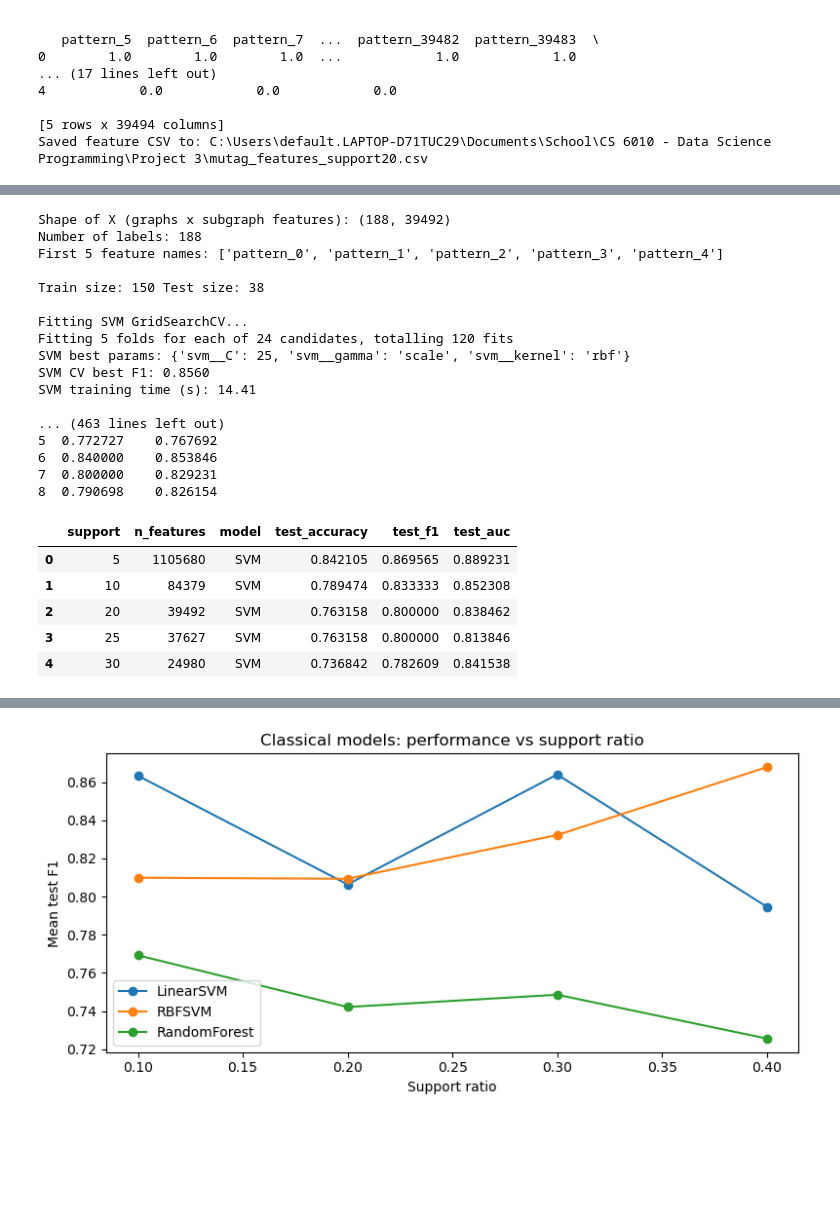
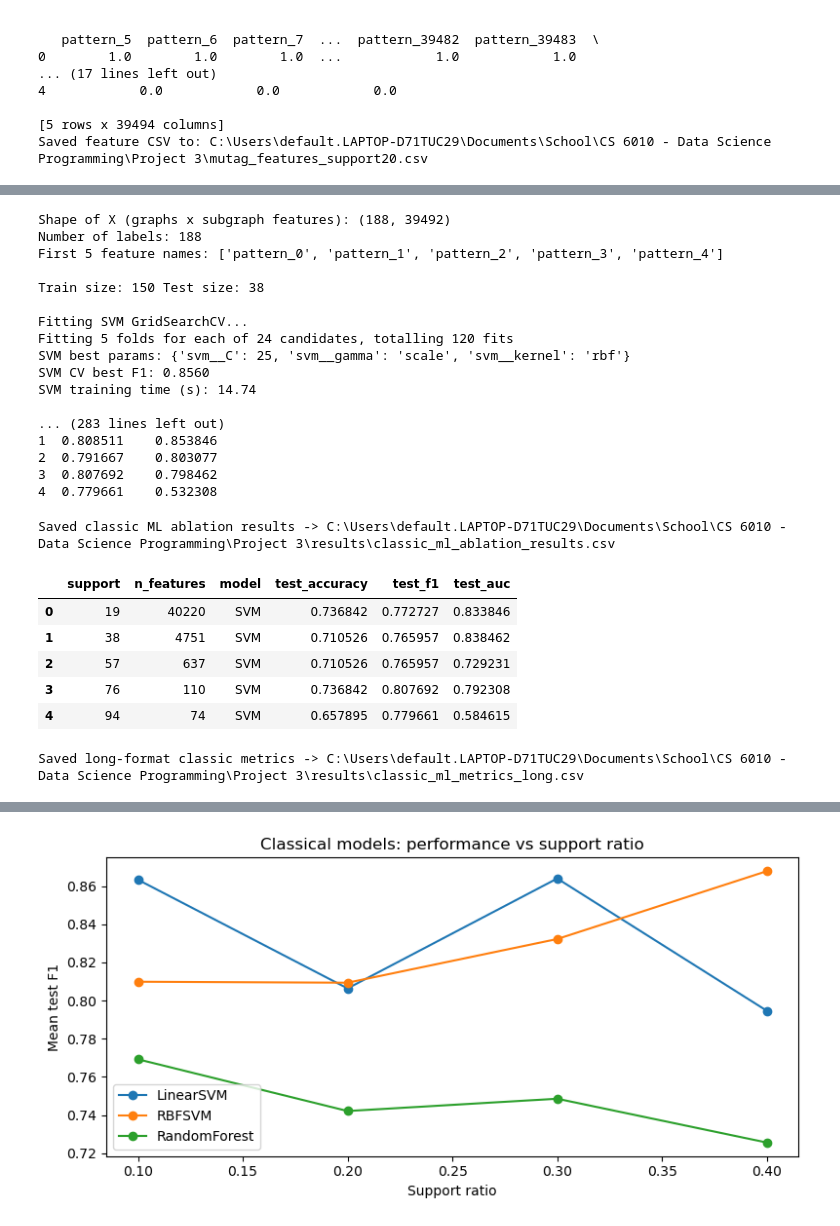
Before and after one commit to aryanmiriyala/CS6010_Project_3_Group_2, a Jupyter notebook: Project 3 Classical and GNN v2.ipynb, the cells around one changed output, grey strips where cells are left out. Drawn from its saved outputs; the diff is of its cells as text; code cells hidden in the pictures; blank space fills up the shorter version.

```diff
--- a/Project 3 Classical and GNN v2.ipynb
+++ b/Project 3 Classical and GNN v2.ipynb
@@ -5,3 +5,12 @@ from pathlib import Path
 import numpy as np
 import torch
 from torch_geometric.datasets import TUDataset
+# %%
+
+
+# Central directory where all CSV outputs will go
+PROJECT_ROOT = Path(".").resolve()
+RESULTS_DIR = PROJECT_ROOT / "results"
+RESULTS_DIR.mkdir(exist_ok=True)
+
+print("Results will be saved under:", RESULTS_DIR)
@@ -356,7 +367,7 @@ num_graphs = len(dataset)
 y = np.array([int(data.y.item()) for data in dataset], dtype=np.int64)
 
 # 2) Supports you want to test
-supports_to_generate = [25, 30, 35, 40, 45, 50]
+supports_to_generate = [19, 38, 57, 76, 94]
 
 # 3) Base directory where you want all outputs
 BASE_DIR = r"C:\Users\default.LAPTOP-D71TUC29\Documents\School\CS 6010 - Data Science Programming\Project 3"
@@ -866,7 +889,7 @@ def ablation_over_supports(support_values, base_path=r"C:\Users\default.LAPTOP-D
     return pd.DataFrame(results)
 
 # Example usage (commented out so your script doesn't auto-run everything):
-supports_to_test = [5, 10, 20, 25, 30, 35, 40, 45, 50]
+supports_to_test = [19, 38, 57, 76, 94]
 ablation_df = ablation_over_supports(supports_to_test)
 print("\nAblation results:")
 print(ablation_df)
@@ -881,42 +904,53 @@ Fitting SVM GridSearchCV...
 Fitting 5 folds for each of 24 candidates, totalling 120 fits
 SVM best params: {'svm__C': 25, 'svm__gamma': 'scale', 'svm__kernel': 'rbf'}
 SVM CV best F1: 0.8560
-SVM training time (s): 14.41
+SVM training time (s): 14.74
 
-... (463 lines left out)
-5  0.772727    0.767692
-6  0.840000    0.853846
-7  0.800000    0.829231
-8  0.790698    0.826154
+... (283 lines left out)
+1  0.808511    0.853846
+2  0.791667    0.803077
+3  0.807692    0.798462
+4  0.779661    0.532308
 # %%
 ablation_df.to_csv(r"C:\Users\default.LAPTOP-D71TUC29\Documents\School\CS 6010 - Data Science Programming\Project 3\classic_ml_ablation_results.csv")
+
+classic_ablation_csv = RESULTS_DIR / "classic_ml_ablation_results.csv"
+ablation_df.to_csv(classic_ablation_csv, index=False)
+print(f"Saved classic ML ablation results -> {classic_ablation_csv}")
+# %% [output]
+Saved classic ML ablation results -> C:\Users\default.LAPTOP-D71TUC29\Documents\School\CS 6010 - Data Science Programming\Project 3\results\classic_ml_ablation_results.csv
 # %%
 # ======================================
 # I.1.5:  Tidy version of our ablation
 # ======================================
 
 # Make a long-format table: one row = (support, model, test_accuracy, test_f1, test_auc, n_features)
 my_results_long = pd.concat([
     ablation_df.assign(model="SVM").rename(columns={
         "svm_accuracy": "test_accuracy",
         "svm_f1": "test_f1",
         "svm_roc_auc": "test_auc",
     })[["support", "n_features", "model", "test_accuracy", "test_f1", "test_auc"]],
     ablation_df.assign(model="RandomForest").rename(columns={
         "rf_accuracy": "test_accuracy",
         "rf_f1": "test_f1",
         "rf_roc_auc": "test_auc",
     })[["support", "n_features", "model", "test_accuracy", "test_f1", "test_auc"]],
 ], ignore_index=True)
 
 display(my_results_long.head())
+
+classic_long_csv = RESULTS_DIR / "classic_ml_metrics_long.csv"
+my_results_long.to_csv(classic_long_csv, index=False)
+print(f"Saved long-format classic metrics -> {classic_long_csv}")
 # %% [output]
 |  | support | n_features | model | test_accuracy | test_f1 | test_auc |
-| 0 | 5 | 1105680 | SVM | 0.842105 | 0.869565 | 0.889231 |
-| 1 | 10 | 84379 | SVM | 0.789474 | 0.833333 | 0.852308 |
-| 2 | 20 | 39492 | SVM | 0.763158 | 0.800000 | 0.838462 |
-| 3 | 25 | 37627 | SVM | 0.763158 | 0.800000 | 0.813846 |
-| 4 | 30 | 24980 | SVM | 0.736842 | 0.782609 | 0.841538 |
+| 0 | 19 | 40220 | SVM | 0.736842 | 0.772727 | 0.833846 |
+| 1 | 38 | 4751 | SVM | 0.710526 | 0.765957 | 0.838462 |
+| 2 | 57 | 637 | SVM | 0.710526 | 0.765957 | 0.729231 |
+| 3 | 76 | 110 | SVM | 0.736842 | 0.807692 | 0.792308 |
+| 4 | 94 | 74 | SVM | 0.657895 | 0.779661 | 0.584615 |
+Saved long-format classic metrics -> C:\Users\default.LAPTOP-D71TUC29\Documents\School\CS 6010 - Data Science Programming\Project 3\results\classic_ml_metrics_long.csv
 # %%
 # ======================================
 # I.2:      Integration of Prior Work
```
Also changed, not shown: parts of 17 cells of this notebook, 9 other files.
